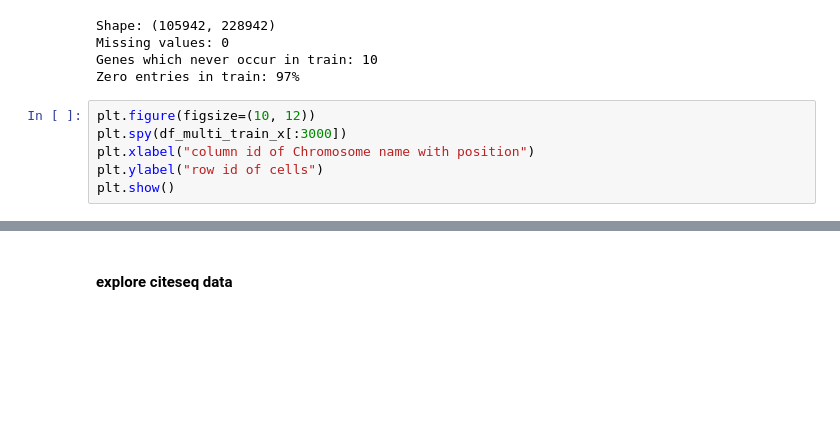
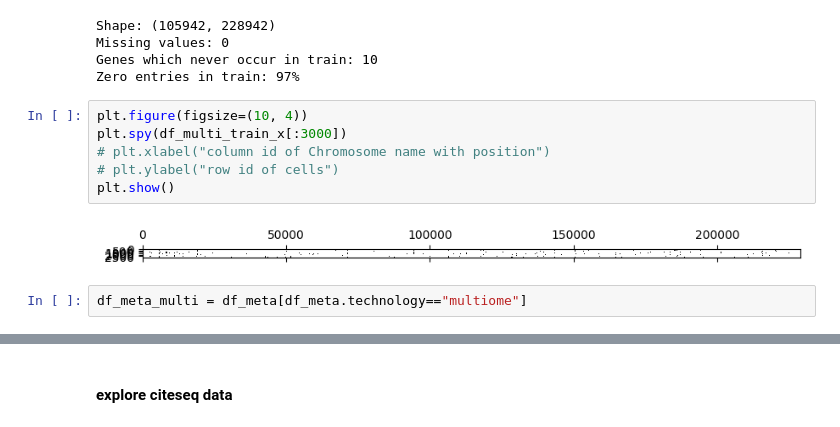
Before and after one commit to chrenx/mini-proj-nus, a Jupyter notebook: data_analysis.ipynb, the cells around one changed output, grey strips where cells are left out. Drawn from its saved outputs; the diff is of its cells as text; blank space fills up the shorter version.

```diff
--- a/data_analysis.ipynb
+++ b/data_analysis.ipynb
@@ -206,8 +206,12 @@ Missing values: 0
 Genes which never occur in train: 10
 Zero entries in train: 97%
 # %%
-plt.figure(figsize=(10, 12))
+plt.figure(figsize=(10, 4))
 plt.spy(df_multi_train_x[:3000])
-plt.xlabel("column id of Chromosome name with position")
-plt.ylabel("row id of cells")
+# plt.xlabel("column id of Chromosome name with position")
+# plt.ylabel("row id of cells")
 plt.show()
+# %% [output]
+[figure, added]
+# %%
+df_meta_multi = df_meta[df_meta.technology=="multiome"]
```
Also changed, not shown: parts of 5 cells of this notebook, 6 other files.
